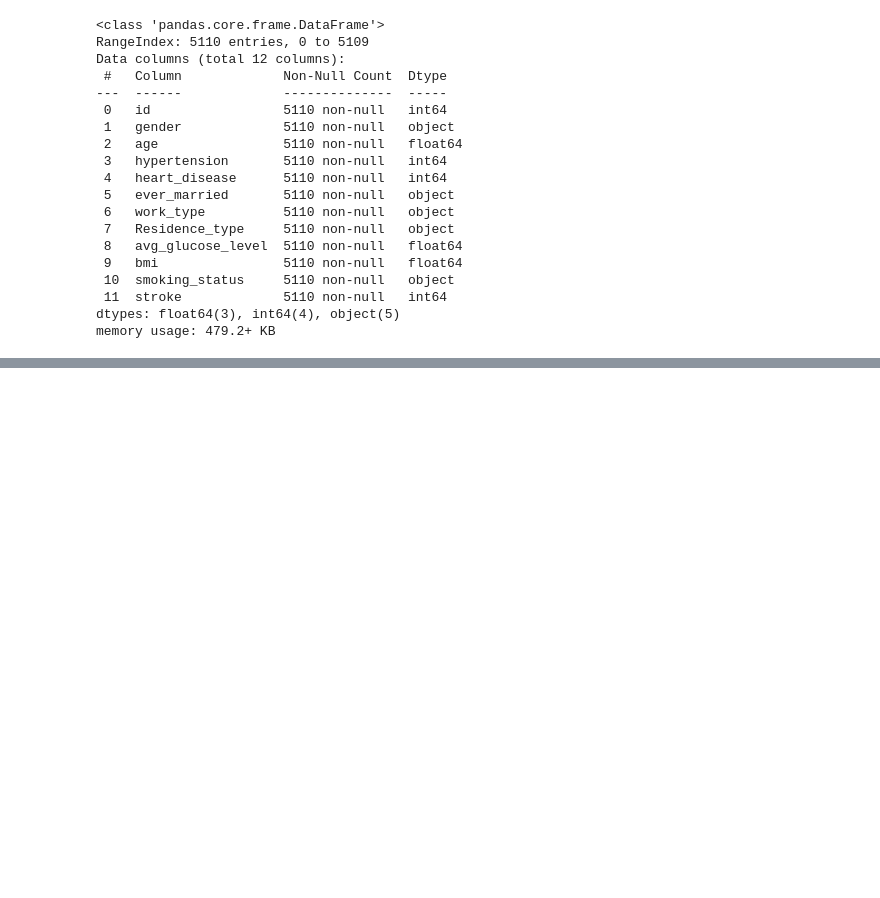
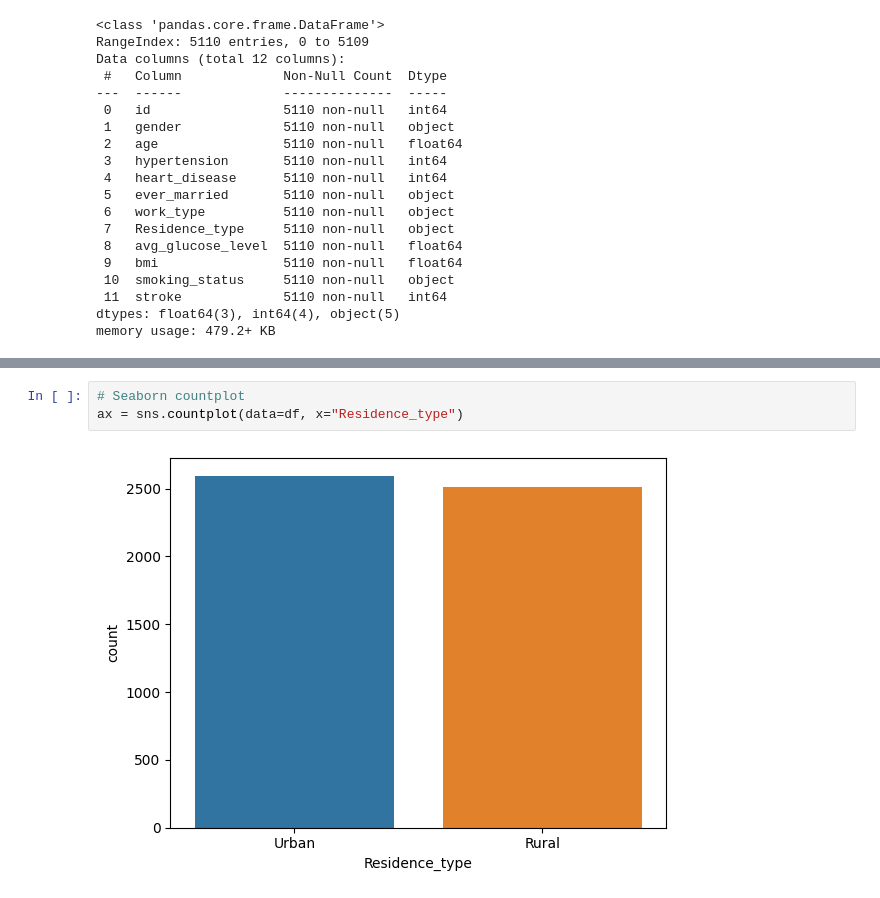
Before and after one commit to Desh86/Project2, a Jupyter notebook: Project_2.ipynb, the cells around one changed output, grey strips where cells are left out. Drawn from its saved outputs; the diff is of its cells as text; blank space fills up the shorter version.

```diff
--- a/Project_2.ipynb
+++ b/Project_2.ipynb
@@ -670,0 +530,5 @@ plot_categorical_vs_target(df, feature,'stroke')
+# %%
+# Seaborn countplot
+ax = sns.countplot(data=df, x="Residence_type")
+# %% [output]
+[figure, added]
```
Also changed, not shown: parts of 51 cells of this notebook.
